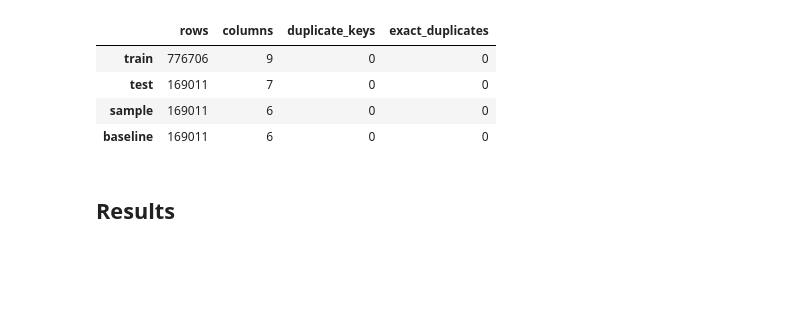
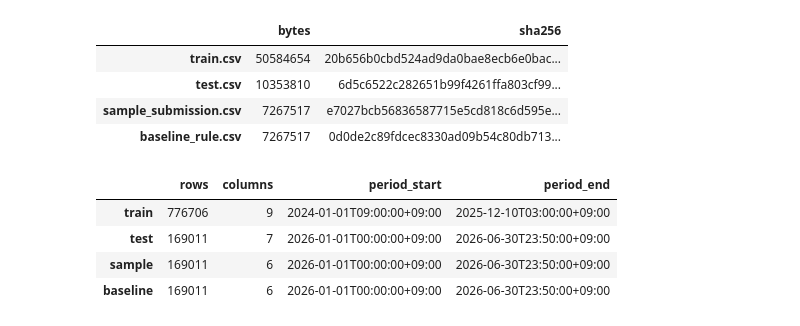
Before and after one commit to choihyunjin1/-oceanaidata_track1, a Jupyter notebook: notebooks/00_p1_reconnaissance.ipynb, the cells around one changed output. Cells and saved outputs as stored; diff of their text form; code cells hidden in the pictures; blank space fills up the shorter version.

```diff
--- a/notebooks/00_p1_reconnaissance.ipynb
+++ b/notebooks/00_p1_reconnaissance.ipynb
@@ -39,19 +96,42 @@ WindowsPath('C:/Users/cedis/PycharmProjects/PythonProject/데이터셋 원본/
 # %%
+def sha256_file(path: Path, chunk_size: int = 1024 * 1024) -> str:
+    digest = hashlib.sha256()
+    with path.open("rb") as stream:
+        for chunk in iter(lambda: stream.read(chunk_size), b""):
+            digest.update(chunk)
+    return digest.hexdigest()
+
+csv_names = ["train.csv", "test.csv", "sample_submission.csv", "baseline_rule.csv"]
+manifest = pd.DataFrame({
+    "bytes": [(DATA_DIR / name).stat().st_size for name in csv_names],
+    "sha256": [sha256_file(DATA_DIR / name) for name in csv_names],
+}, index=csv_names)
+display(manifest)
+
 train = pd.read_csv(DATA_DIR / "train.csv", low_memory=False)
 test = pd.read_csv(DATA_DIR / "test.csv", low_memory=False)
 sample = pd.read_csv(DATA_DIR / "sample_submission.csv", low_memory=False)
 baseline = pd.read_csv(DATA_DIR / "baseline_rule.csv", low_memory=False)
 frames = {"train": train, "test": test, "sample": sample, "baseline": baseline}
 
-pd.DataFrame({
-    name: {"rows": len(df), "columns": len(df.columns), "duplicate_keys": int(df.duplicated(KEY).sum()), "exact_duplicates": int(df.duplicated().sum())}
-    for name, df in frames.items()
+inventory = pd.DataFrame({
+    name: {
+        "rows": len(frame),
+        "columns": len(frame.columns),
+        "period_start": frame["time"].min(),
+        "period_end": frame["time"].max(),
+    }
+    for name, frame in frames.items()
 }).T
+inventory
 # %% [output]
-|  | rows | columns | duplicate_keys | exact_duplicates |
-| train | 776706 | 9 | 0 | 0 |
-| test | 169011 | 7 | 0 | 0 |
-| sample | 169011 | 6 | 0 | 0 |
-| baseline | 169011 | 6 | 0 | 0 |
+|  | bytes | sha256 |
+| train.csv | 50584654 | 20b656b0cbd524ad9da0bae8ecb6e0bac... |
+| test.csv | 10353810 | 6d5c6522c282651b99f4261ffa803cf99... |
+| sample_submission.csv | 7267517 | e7027bcb56836587715e5cd818c6d595e... |
+| baseline_rule.csv | 7267517 | 0d0de2c89fdcec8330ad09b54c80db713... |
+|  | rows | columns | period_start | period_end |
+| train | 776706 | 9 | 2024-01-01T09:00:00+09:00 | 2025-12-10T03:00:00+09:00 |
+| test | 169011 | 7 | 2026-01-01T00:00:00+09:00 | 2026-06-30T23:50:00+09:00 |
+| sample | 169011 | 6 | 2026-01-01T00:00:00+09:00 | 2026-06-30T23:50:00+09:00 |
+| baseline | 169011 | 6 | 2026-01-01T00:00:00+09:00 | 2026-06-30T23:50:00+09:00 |
-# %% [markdown]
-## Results
```
Also changed, not shown: parts of 27 cells of this notebook, 59 other files.
